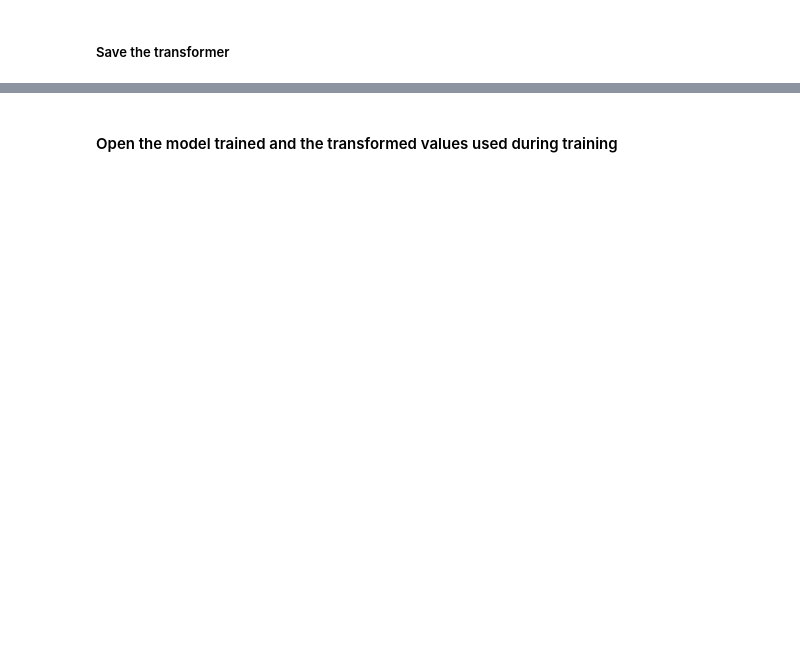
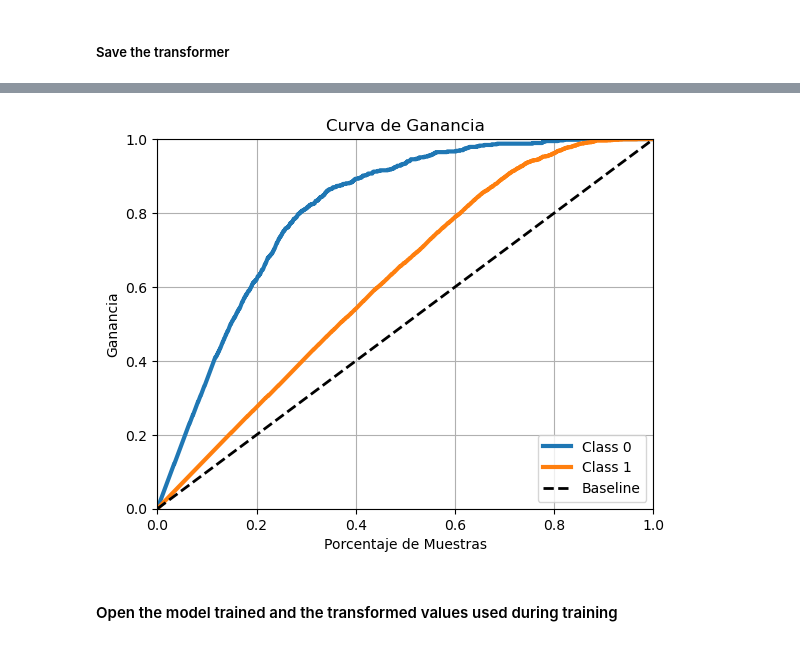
Before and after one commit to ErikaMelt/hotel_reviews_nltk, a Jupyter notebook: hotel_review_nltk.ipynb, the cells around one changed output, grey strips where cells are left out. Saved outputs shown, nothing was run; the diff lists cells and outputs as text; code cells hidden in the pictures; blank space fills up the shorter version.

```diff
--- a/hotel_review_nltk.ipynb
+++ b/hotel_review_nltk.ipynb
@@ -331,11 +434,12 @@ plt.show()
 # %%
 import scikitplot as skplt
 
-probs = best_model.predict_proba(test_tfid_matrix)  # Get predicted probabilities
-
-# Plot gain curve
-skplt.metrics.plot_cumulative_gain(y_test, probs)
-plt.xlabel('Percentage of Samples')
-plt.ylabel('Gain')
-plt.title('Cumulative Gain Curve')
+probs = best_model.predict_proba(test_tfid_matrix)
+skplt.metrics.plot_cumulative_gain(y_test_encoded, probs)
+plt.xlabel('Porcentaje de Muestras')
+plt.ylabel('Ganancia')
+plt.title('Curva de Ganancia')
+plt.grid(True)
 plt.show()
+# %% [output]
+[figure, added]
```
Also changed, not shown: parts of 48 cells of this notebook, 6 other files.
